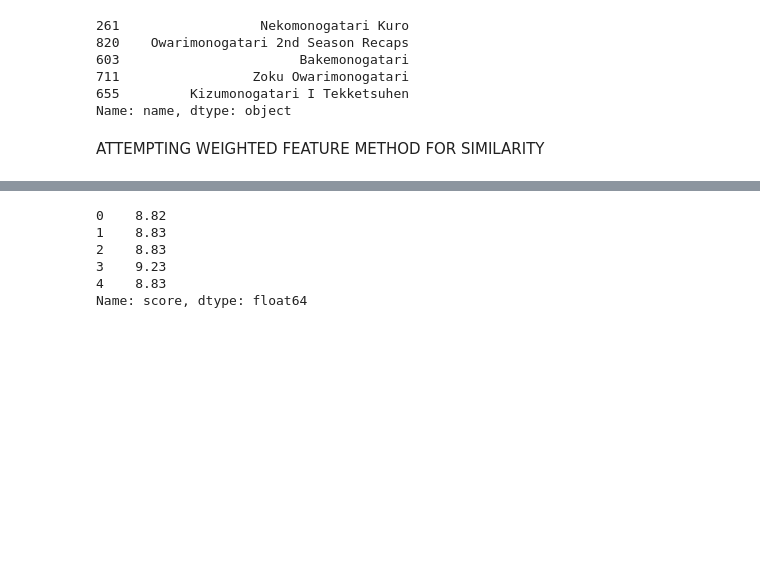
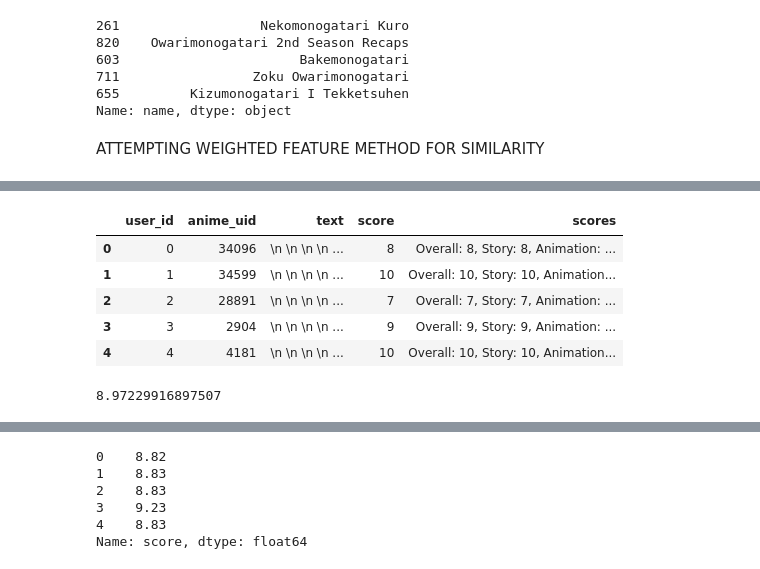
Before and after one commit to Haaris-Syed/AnimeRecommender, a Jupyter notebook: AnimeDataset-Preprocessing.ipynb, the cells around one changed output, grey strips where cells are left out. Drawn from its saved outputs; the diff is of its cells as text; code cells hidden in the pictures; blank space fills up the shorter version.

```diff
--- a/AnimeDataset-Preprocessing.ipynb
+++ b/AnimeDataset-Preprocessing.ipynb
@@ -208,0 +158,32 @@ print(genre_matrix)
+# %%
+user_ratings_df = pd.read_csv("reviews.csv")
+
+user_ratings_df.drop(['uid', 'link'], axis=1, inplace=True)
+
+# change profile names into unique IDs (i.e. integers)
+user_ratings_df.profile = pd.factorize(user_ratings_df.profile)[0]
+user_ratings_df.rename(columns={'profile': 'user_id'}, inplace=True)
+
+user_ratings_df['scores'] = user_ratings_df['scores'].str.replace("'", "", regex=False)
+user_ratings_df['scores'] = user_ratings_df['scores'].str.replace("{", "", regex=False)
+user_ratings_df['scores'] = user_ratings_df['scores'].str.replace("}", "", regex=False)
+
+user_ratings_df.dropna(subset=['score'], inplace=True)
+user_ratings_df.reset_index(drop=True, inplace=True)
+
+user_ratings_df.head(5)
+# %% [output]
+|  | user_id | anime_uid | text | score | scores |
+| 0 | 0 | 34096 | \n \n \n \n ... | 8 | Overall: 8, Story: 8, Animation: ... |
+| 1 | 1 | 34599 | \n \n \n \n ... | 10 | Overall: 10, Story: 10, Animation... |
+| 2 | 2 | 28891 | \n \n \n \n ... | 7 | Overall: 7, Story: 7, Animation: ... |
+| 3 | 3 | 2904 | \n \n \n \n ... | 9 | Overall: 9, Story: 9, Animation: ... |
+| 4 | 4 | 4181 | \n \n \n \n ... | 10 | Overall: 10, Story: 10, Animation... |
+# %%
+weights = {'genre': 0.2, 'synopsis': 0.4, 'rating': 0.4}
+
+user_ratings_grouped_by_anime = user_ratings_df.groupby('anime_uid')['score'].mean()
+# print(user_ratings_grouped_by_anime)
+print(user_ratings_grouped_by_anime[1])
+# %% [output]
+8.97229916897507
```
Also changed, not shown: parts of 15 cells of this notebook, 1 other file.
